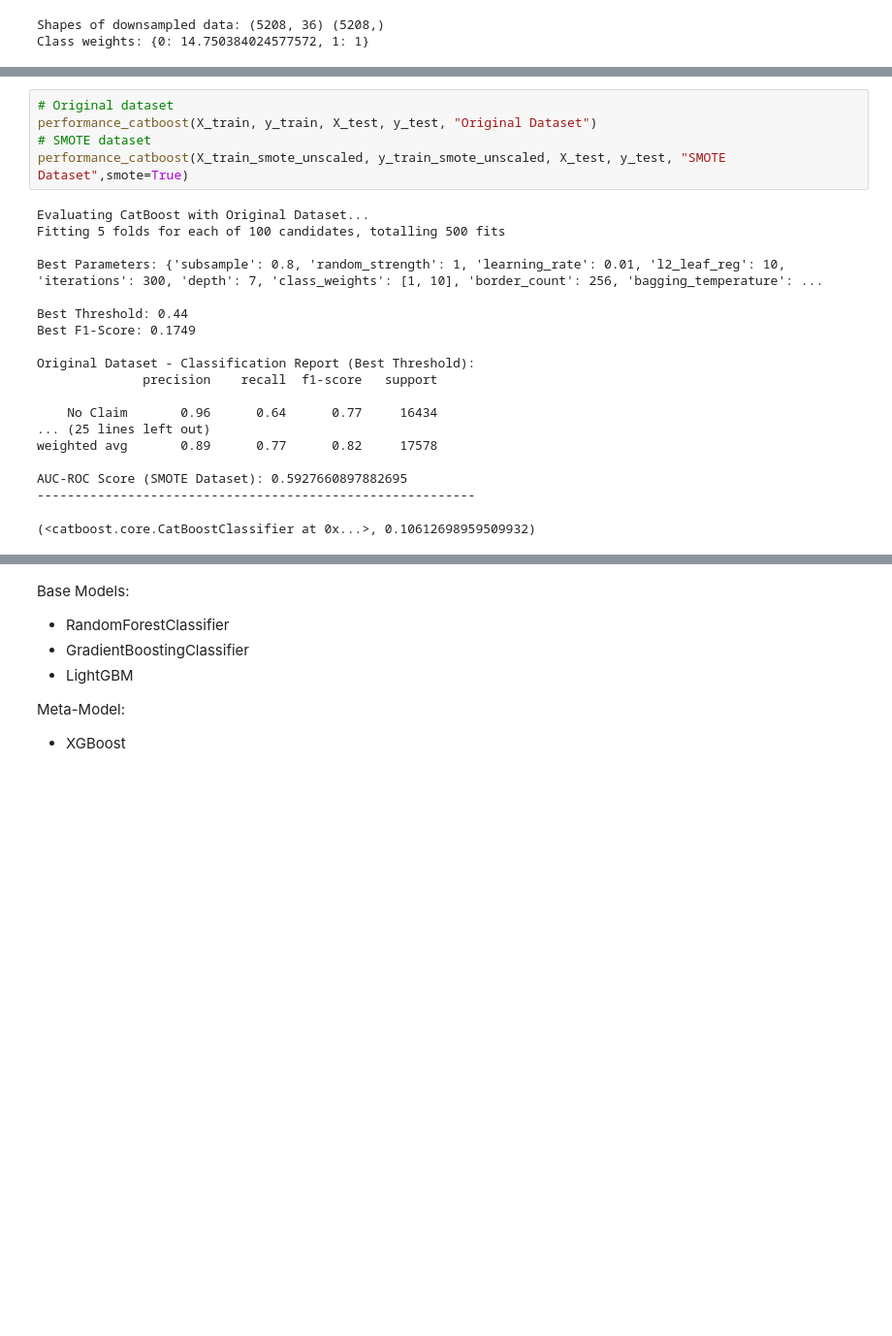
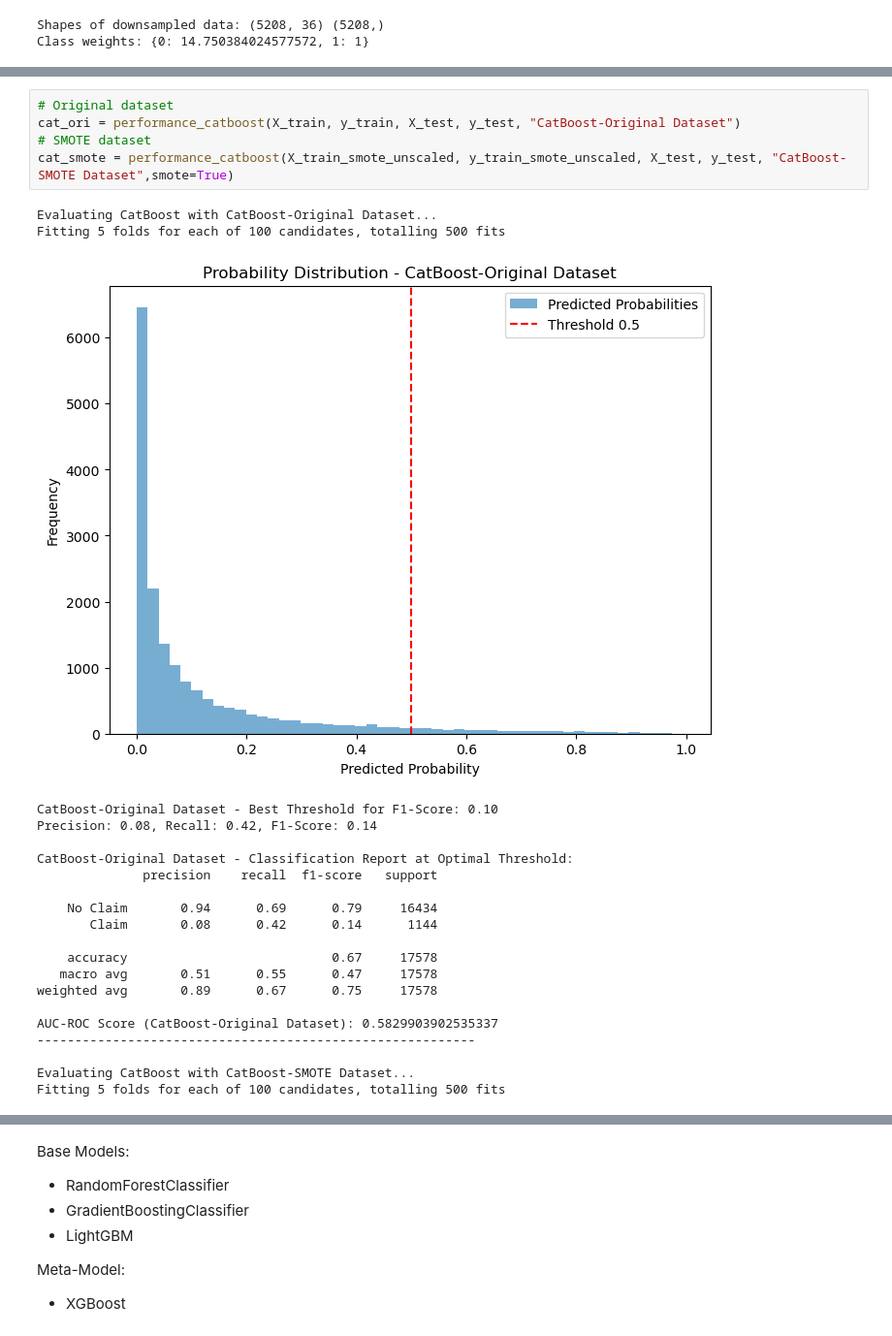
Before and after one commit to Maverick-DataScience/Portfolios, a Jupyter notebook: Car Insurance Dataset - Class Imbalance Algorithm.ipynb, the cells around one changed output, grey strips where cells are left out. Shown at 97% size. Cells and saved outputs as stored; diff of their text form; blank space fills up the shorter version.

```diff
--- a/Car Insurance Dataset - Class Imbalance Algorithm.ipynb
+++ b/Car Insurance Dataset - Class Imbalance Algorithm.ipynb
@@ -1405,24 +1660,27 @@ def performance_catboost(X_train, y_train, X_test, y_test, method_name, smote=Fa
 # %%
 # Original dataset
-performance_catboost(X_train, y_train, X_test, y_test, "Original Dataset")
+cat_ori = performance_catboost(X_train, y_train, X_test, y_test, "CatBoost-Original Dataset")
 # SMOTE dataset
-performance_catboost(X_train_smote_unscaled, y_train_smote_unscaled, X_test, y_test, "SMOTE Dataset",smote=True)
+cat_smote = performance_catboost(X_train_smote_unscaled, y_train_smote_unscaled, X_test, y_test, "CatBoost-SMOTE Dataset",smote=True)
 # %% [output]
-Evaluating CatBoost with Original Dataset...
+Evaluating CatBoost with CatBoost-Original Dataset...
 Fitting 5 folds for each of 100 candidates, totalling 500 fits
-
-Best Parameters: {'subsample': 0.8, 'random_strength': 1, 'learning_rate': 0.01, 'l2_leaf_reg': 10, 'iterations': 300, 'depth': 7, 'class_weights': [1, 10], 'border_count': 256, 'bagging_temperature': ...
-
-Best Threshold: 0.44
-Best F1-Score: 0.1749
-
-Original Dataset - Classification Report (Best Threshold):
-              precision    recall  f1-score   support
-
-    No Claim       0.96      0.64      0.77     16434
-... (25 lines left out)
-weighted avg       0.89      0.77      0.82     17578
-
-AUC-ROC Score (SMOTE Dataset): 0.5927660897882695
-----------------------------------------------------------
+[figure, added]
-(<catboost.core.CatBoostClassifier at 0x...>, 0.10612698959509932)
+CatBoost-Original Dataset - Best Threshold for F1-Score: 0.10
+Precision: 0.08, Recall: 0.42, F1-Score: 0.14
+
+CatBoost-Original Dataset - Classification Report at Optimal Threshold:
+              precision    recall  f1-score   support
+
+    No Claim       0.94      0.69      0.79     16434
+       Claim       0.08      0.42      0.14      1144
+
+    accuracy                           0.67     17578
+   macro avg       0.51      0.55      0.47     17578
+weighted avg       0.89      0.67      0.75     17578
+
+AUC-ROC Score (CatBoost-Original Dataset): 0.5829903902535337
+----------------------------------------------------------
+
+Evaluating CatBoost with CatBoost-SMOTE Dataset...
+Fitting 5 folds for each of 100 candidates, totalling 500 fits
```
Also changed, not shown: parts of 104 cells of this notebook.
